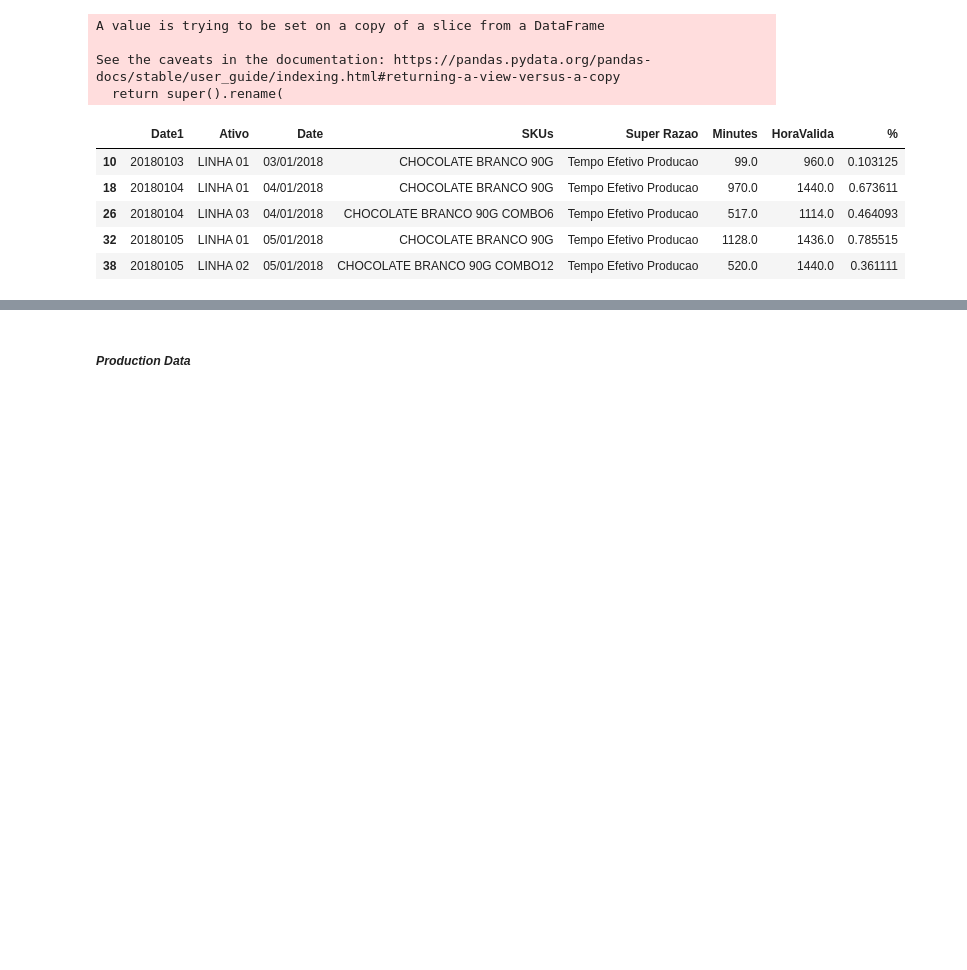
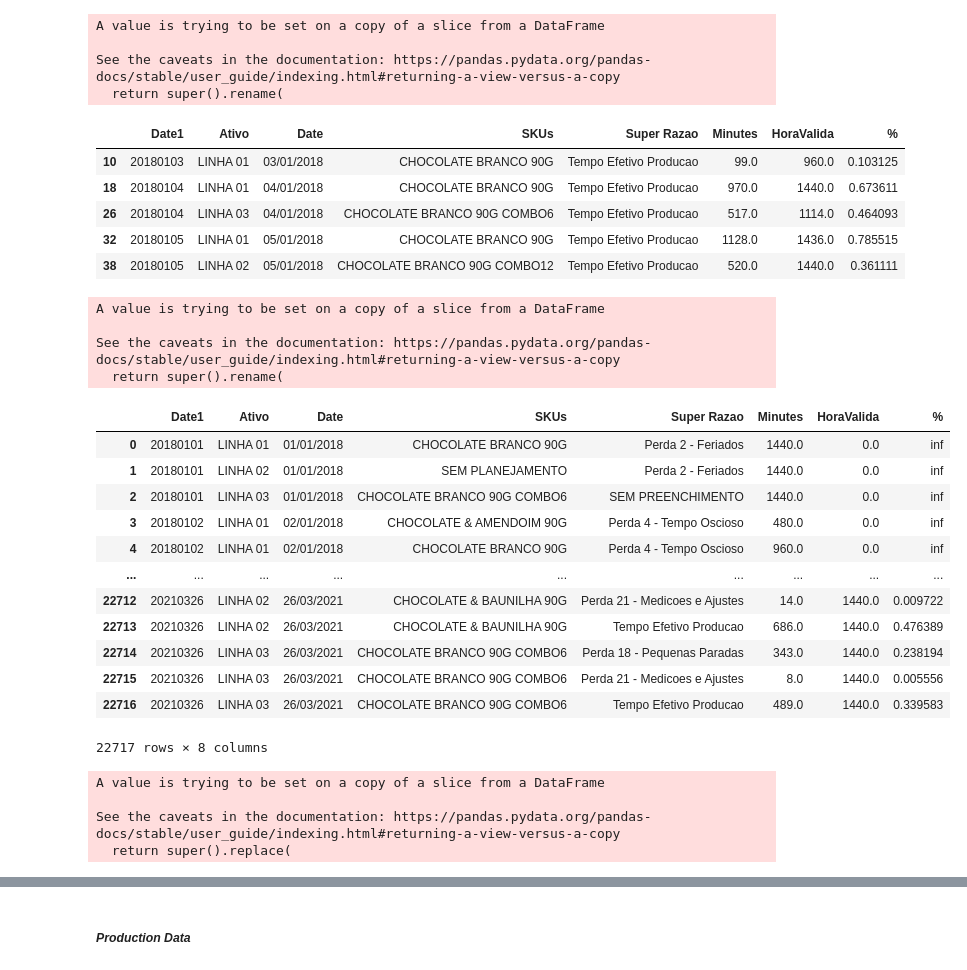
Before and after one commit to maubaroni/Projeto-Final, a Jupyter notebook: LossTreeChocolateFactory.ipynb, the cells around one changed output, grey strips where cells are left out. Saved outputs shown, nothing was run; the diff lists cells and outputs as text; code cells hidden in the pictures; blank space fills up the shorter version.

```diff
--- a/LossTreeChocolateFactory.ipynb
+++ b/LossTreeChocolateFactory.ipynb
@@ -276,3 +276,32 @@ df1.head(5)
 | 26 | 20180104 | LINHA 03 | 04/01/2018 | CHOCOLATE BRANCO 90G COMBO6 | Tempo Efetivo Producao | 517.0 | 1114.0 | 0.464093 |
 | 32 | 20180105 | LINHA 01 | 05/01/2018 | CHOCOLATE BRANCO 90G | Tempo Efetivo Producao | 1128.0 | 1436.0 | 0.785515 |
 | 38 | 20180105 | LINHA 02 | 05/01/2018 | CHOCOLATE BRANCO 90G COMBO12 | Tempo Efetivo Producao | 520.0 | 1440.0 | 0.361111 |
+# %%
+df2 = df_Produtivity[['Date1','Ativo','Date','SKUs','Super Razao','Minutes_x','HoraValida','%']]
+df2.rename(columns = {'Minutes_x':'Minutes'}, inplace = True)
+df2
+# %% [output]
+A value is trying to be set on a copy of a slice from a DataFrame
+
+See the caveats in the documentation: https://pandas.pydata.org/pandas-docs/stable/user_guide/indexing.html#returning-a-view-versus-a-copy
+  return super().rename(
+|  | Date1 | Ativo | Date | SKUs | Super Razao | Minutes | HoraValida | % |
+| 0 | 20180101 | LINHA 01 | 01/01/2018 | CHOCOLATE BRANCO 90G | Perda 2 - Feriados | 1440.0 | 0.0 | inf |
+| 1 | 20180101 | LINHA 02 | 01/01/2018 | SEM PLANEJAMENTO | Perda 2 - Feriados | 1440.0 | 0.0 | inf |
+| 2 | 20180101 | LINHA 03 | 01/01/2018 | CHOCOLATE BRANCO 90G COMBO6 | SEM PREENCHIMENTO | 1440.0 | 0.0 | inf |
+| 3 | 20180102 | LINHA 01 | 02/01/2018 | CHOCOLATE & AMENDOIM 90G | Perda 4 - Tempo Oscioso | 480.0 | 0.0 | inf |
+| 4 | 20180102 | LINHA 01 | 02/01/2018 | CHOCOLATE BRANCO 90G | Perda 4 - Tempo Oscioso | 960.0 | 0.0 | inf |
+| ... | ... | ... | ... | ... | ... | ... | ... | ... |
+| 22712 | 20210326 | LINHA 02 | 26/03/2021 | CHOCOLATE & BAUNILHA 90G | Perda 21 - Medicoes e Ajustes | 14.0 | 1440.0 | 0.009722 |
+| 22713 | 20210326 | LINHA 02 | 26/03/2021 | CHOCOLATE & BAUNILHA 90G | Tempo Efetivo Producao | 686.0 | 1440.0 | 0.476389 |
+| 22714 | 20210326 | LINHA 03 | 26/03/2021 | CHOCOLATE BRANCO 90G COMBO6 | Perda 18 - Pequenas Paradas | 343.0 | 1440.0 | 0.238194 |
+| 22715 | 20210326 | LINHA 03 | 26/03/2021 | CHOCOLATE BRANCO 90G COMBO6 | Perda 21 - Medicoes e Ajustes | 8.0 | 1440.0 | 0.005556 |
+| 22716 | 20210326 | LINHA 03 | 26/03/2021 | CHOCOLATE BRANCO 90G COMBO6 | Tempo Efetivo Producao | 489.0 | 1440.0 | 0.339583 |
+22717 rows × 8 columns
+# %%
+df2['%'].replace(['inf'], '0', inplace = True)
+# %% [output]
+A value is trying to be set on a copy of a slice from a DataFrame
+
+See the caveats in the documentation: https://pandas.pydata.org/pandas-docs/stable/user_guide/indexing.html#returning-a-view-versus-a-copy
+  return super().replace(
```
Also changed, not shown: parts of 6 cells of this notebook.
